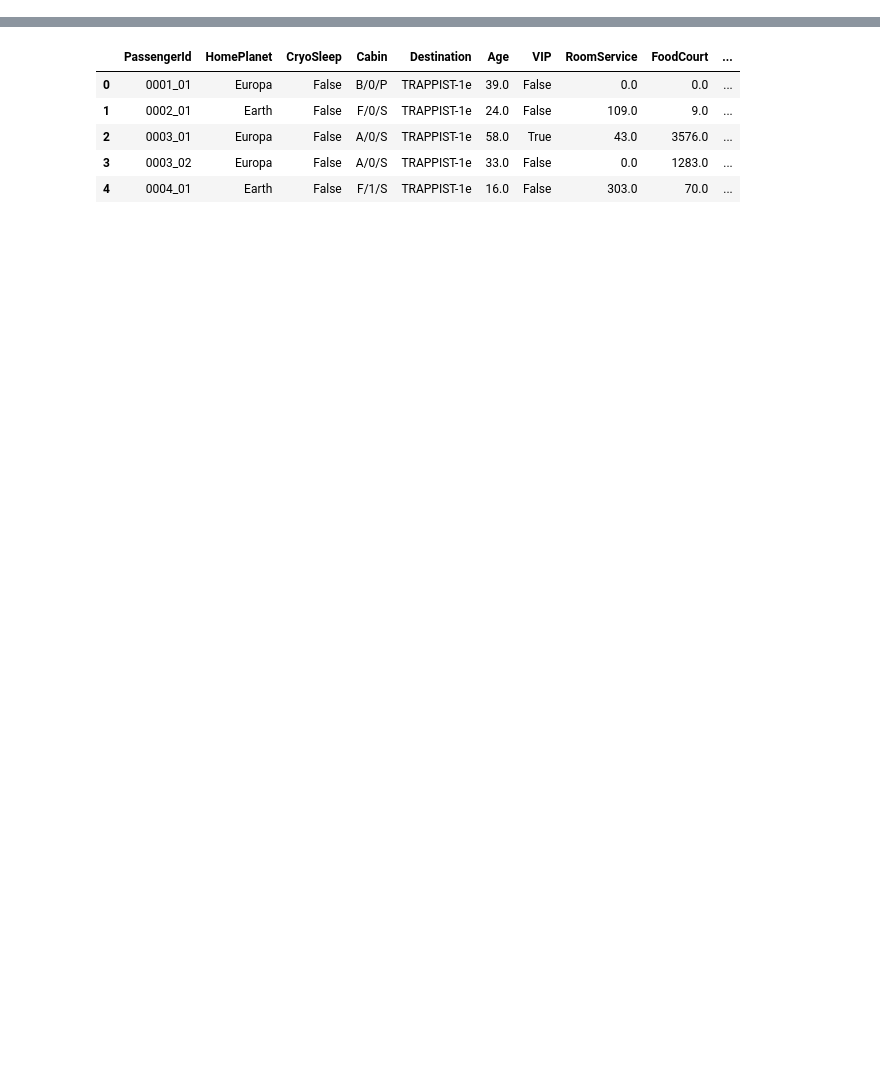
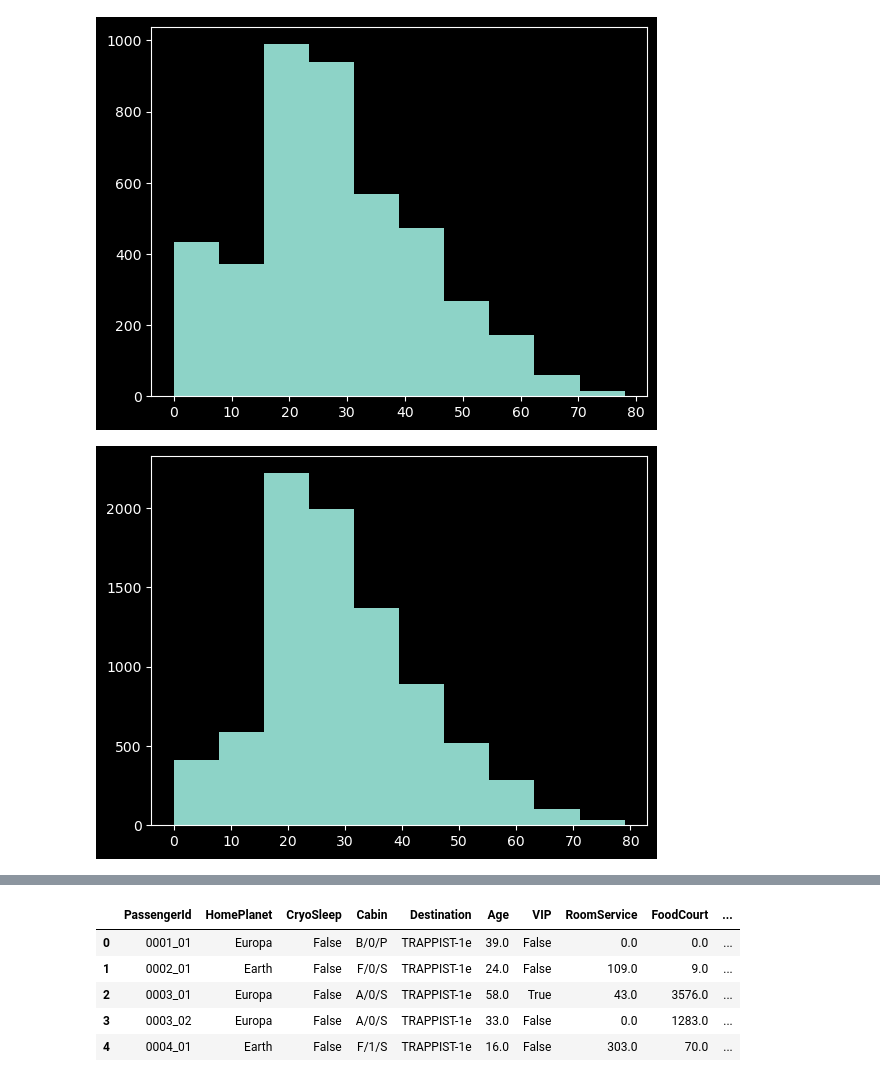
Before and after one commit to raacee/spaceship-titanic, a Jupyter notebook: sps_t_v2.ipynb, the cells around one changed output, grey strips where cells are left out. Saved outputs shown, nothing was run; the diff lists cells and outputs as text; code cells hidden in the pictures; blank space fills up the shorter version.

```diff
--- a/sps_t_v2.ipynb
+++ b/sps_t_v2.ipynb
@@ -151,0 +97,8 @@ sns.pairplot(df, dropna=True, vars=[
+# %%
+plt.hist(df[df['Transported']==True]['Age'],label="Transported")
+plt.show()
+plt.hist(df[df['Transported']!=True]['Age'],label="Not Transported")
+plt.show()
+# %% [output]
+[figure, added]
+[figure, added]
```
Also changed, not shown: parts of 44 cells of this notebook, 1 other file.
